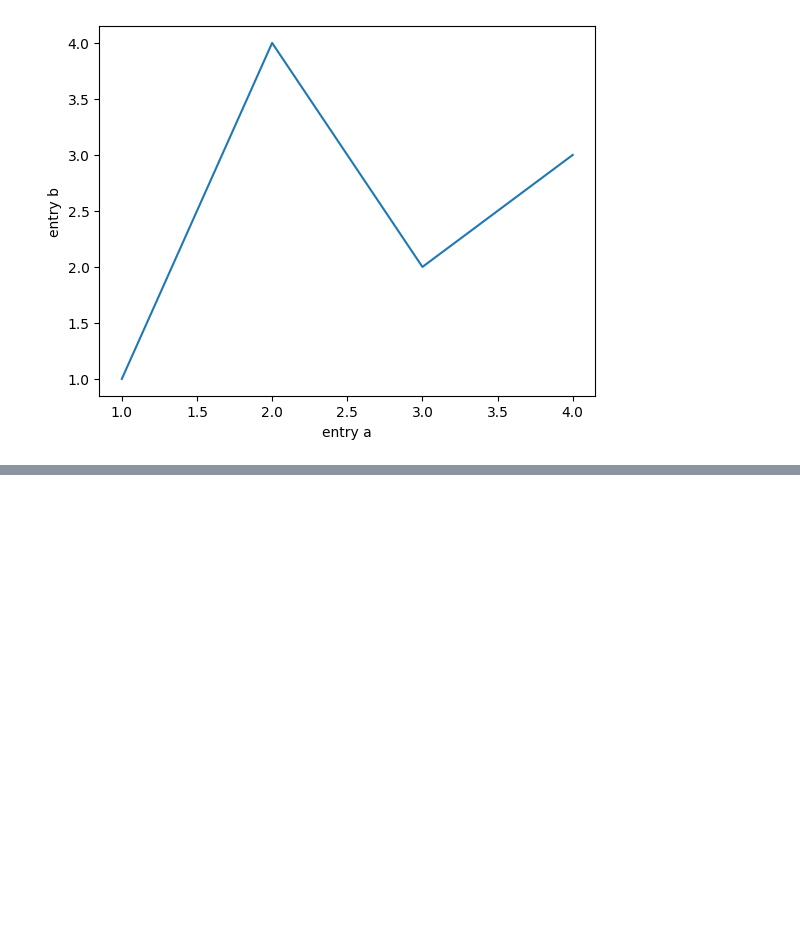
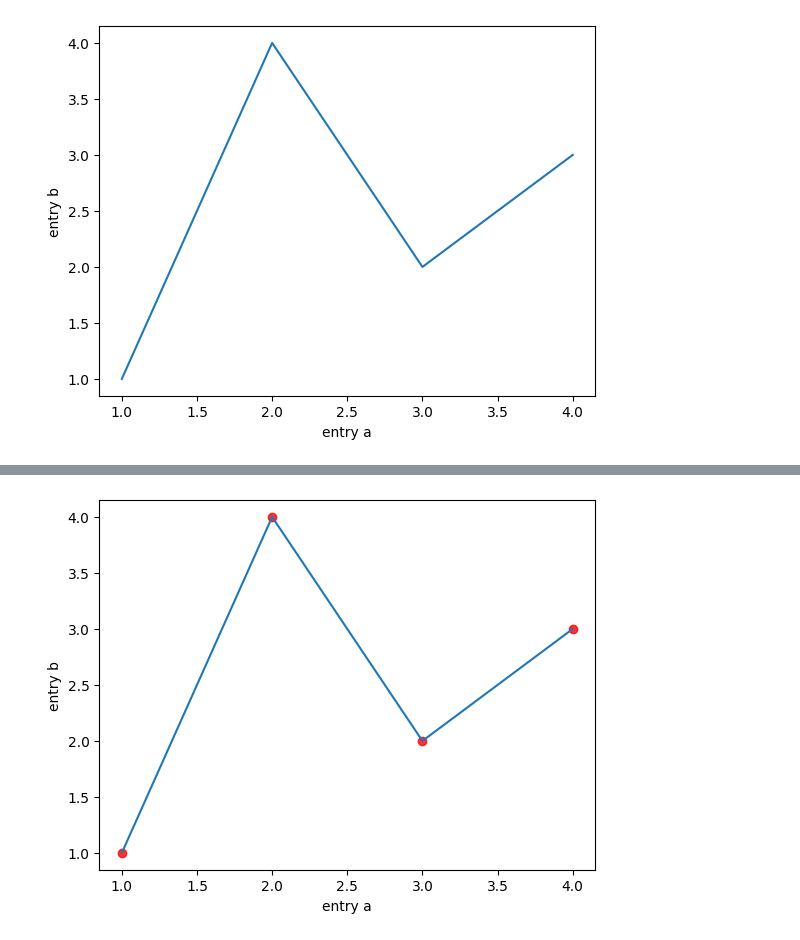
Before and after one commit to zori0815/paaaa, a Jupyter notebook: 07-plot.ipynb, the cells around one changed output, grey strips where cells are left out. Cells and saved outputs as stored; diff of their text form; code cells hidden in the pictures; blank space fills up the shorter version.

```diff
--- a/07-plot.ipynb
+++ b/07-plot.ipynb
@@ -35,0 +89,14 @@ plt.show
+# %%
+x=[1,2,3,4]
+y=[1,4,2,3]
+fig,ax=plt.subplots()
+ax.plot(x,y)
+ax.set_xlabel('entry a')
+ax.set_ylabel('entry b')
+
+
+ax.scatter(x, y, c='r', alpha=0.8)  # c参数表示颜色，alpha参数表示透明度
+
+plt.show()
+# %% [output]
+[figure, added]
```
Also changed, not shown: parts of 3 cells of this notebook.
